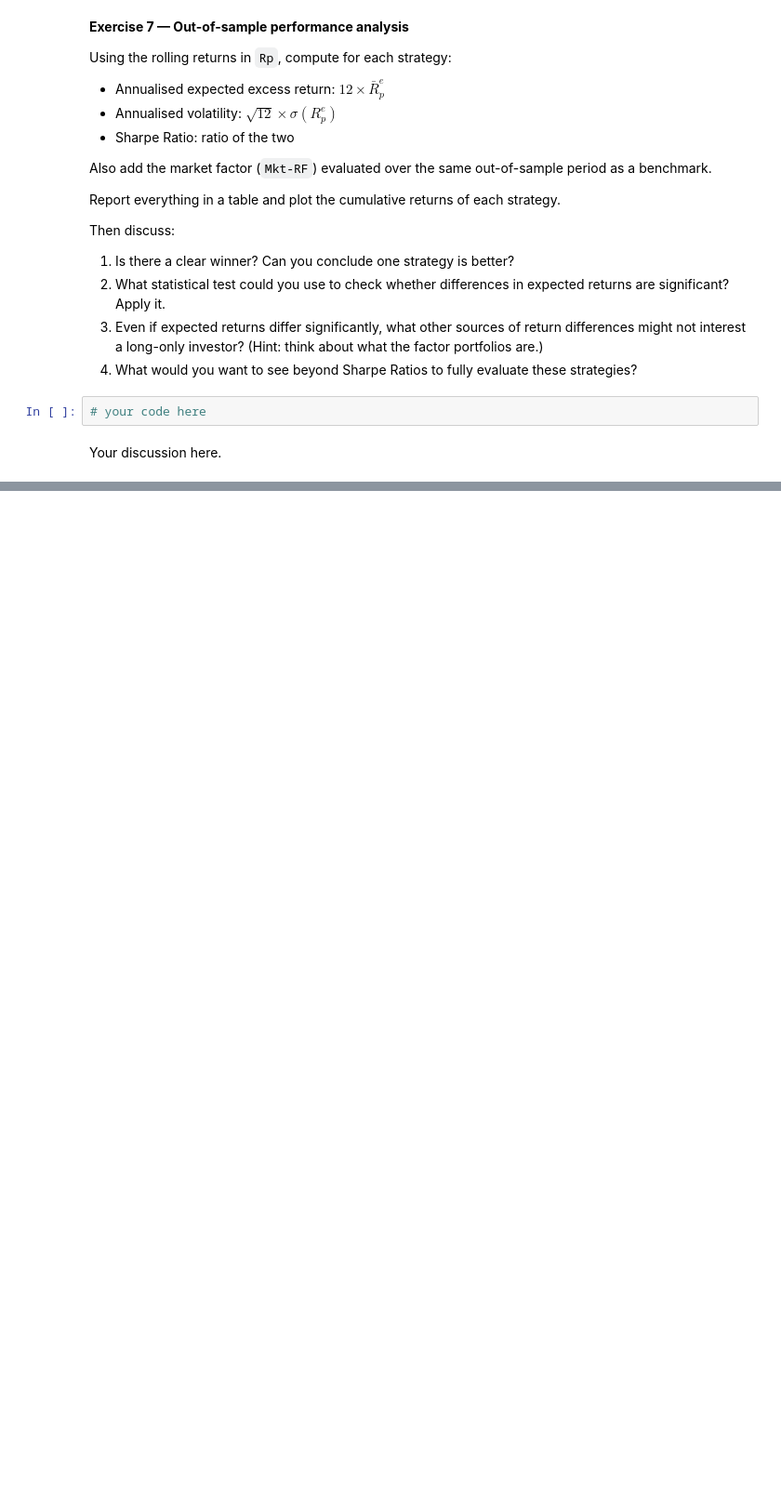
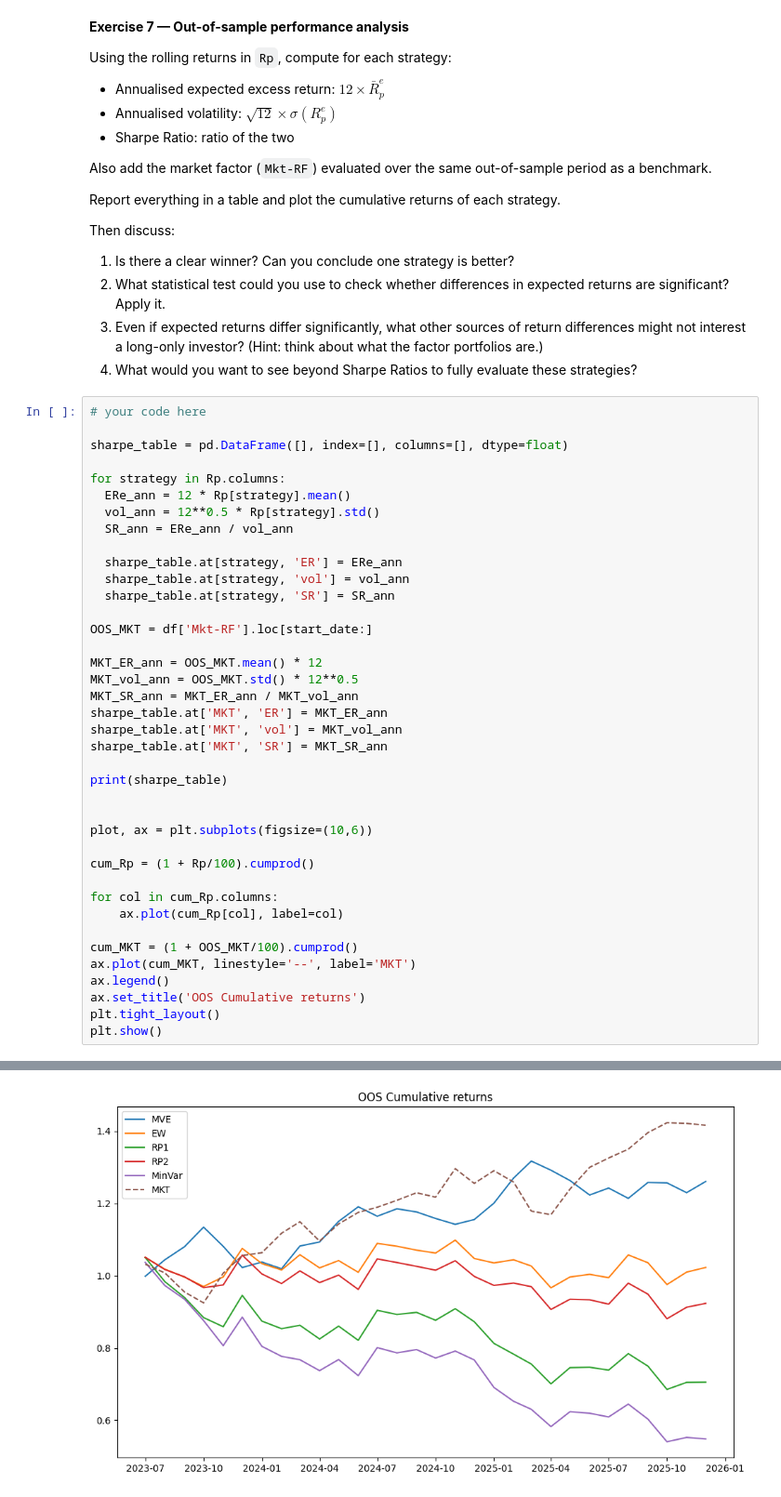
Before and after one commit to SnazzyBeatle115/UG54, a Jupyter notebook: chapters/Assignments/Assignment4_c.ipynb, the cells around one changed output, grey strips where cells are left out. Shown at 93% size. Drawn from its saved outputs; the diff is of its cells as text; blank space fills up the shorter version.

```diff
--- a/chapters/Assignments/Assignment4_c.ipynb
+++ b/chapters/Assignments/Assignment4_c.ipynb
@@ -428,7 +508,43 @@ Then discuss:
 2. What statistical test could you use to check whether differences in expected returns are significant? Apply it.
 3. Even if expected returns differ significantly, what other sources of return differences might not interest a long-only investor? (Hint: think about what the factor portfolios are.)
 4. What would you want to see beyond Sharpe Ratios to fully evaluate these strategies?
-# %%
-# your code here
-# %% [markdown]
-Your discussion here.
+# %%
+# your code here
+
+sharpe_table = pd.DataFrame([], index=[], columns=[], dtype=float)
+
+for strategy in Rp.columns:
+  ERe_ann = 12 * Rp[strategy].mean()
+  vol_ann = 12**0.5 * Rp[strategy].std()
+  SR_ann = ERe_ann / vol_ann
+
+  sharpe_table.at[strategy, 'ER'] = ERe_ann
+  sharpe_table.at[strategy, 'vol'] = vol_ann
+  sharpe_table.at[strategy, 'SR'] = SR_ann
+
+OOS_MKT = df['Mkt-RF'].loc[start_date:]
+
+MKT_ER_ann = OOS_MKT.mean() * 12
+MKT_vol_ann = OOS_MKT.std() * 12**0.5
+MKT_SR_ann = MKT_ER_ann / MKT_vol_ann
+sharpe_table.at['MKT', 'ER'] = MKT_ER_ann
+sharpe_table.at['MKT', 'vol'] = MKT_vol_ann
+sharpe_table.at['MKT', 'SR'] = MKT_SR_ann
+
+print(sharpe_table)
+
+
+plot, ax = plt.subplots(figsize=(10,6))
+
+cum_Rp = (1 + Rp/100).cumprod()
+
+for col in cum_Rp.columns:
+    ax.plot(cum_Rp[col], label=col)
+
+cum_MKT = (1 + OOS_MKT/100).cumprod()
+ax.plot(cum_MKT, linestyle='--', label='MKT')
+ax.legend()
+ax.set_title('OOS Cumulative returns')
+plt.tight_layout()
+plt.show()
+# %% [output]
@@ -434,0 +558 @@ Your discussion here.
+[figure, added]
```
Also changed, not shown: parts of 12 cells of this notebook.
